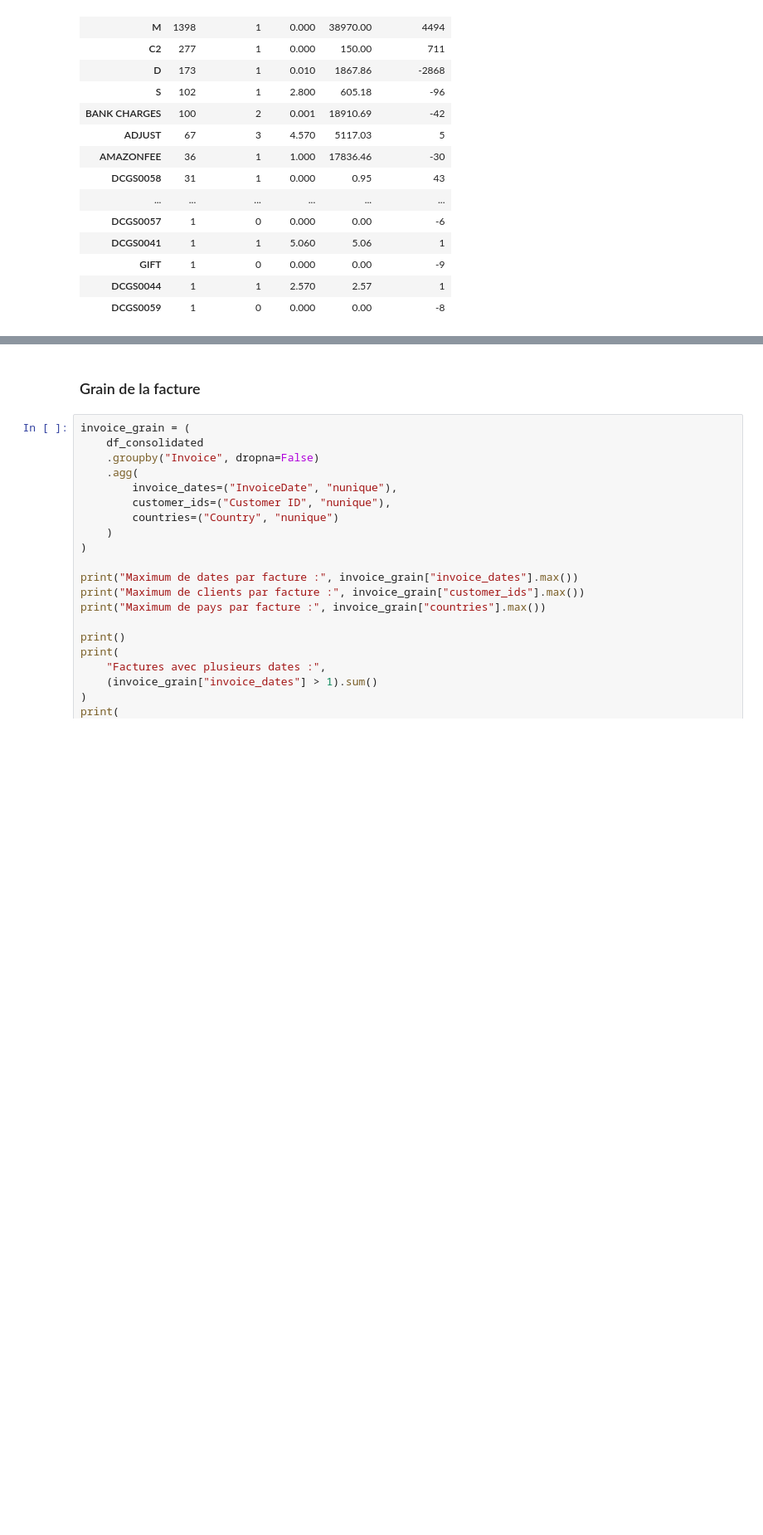
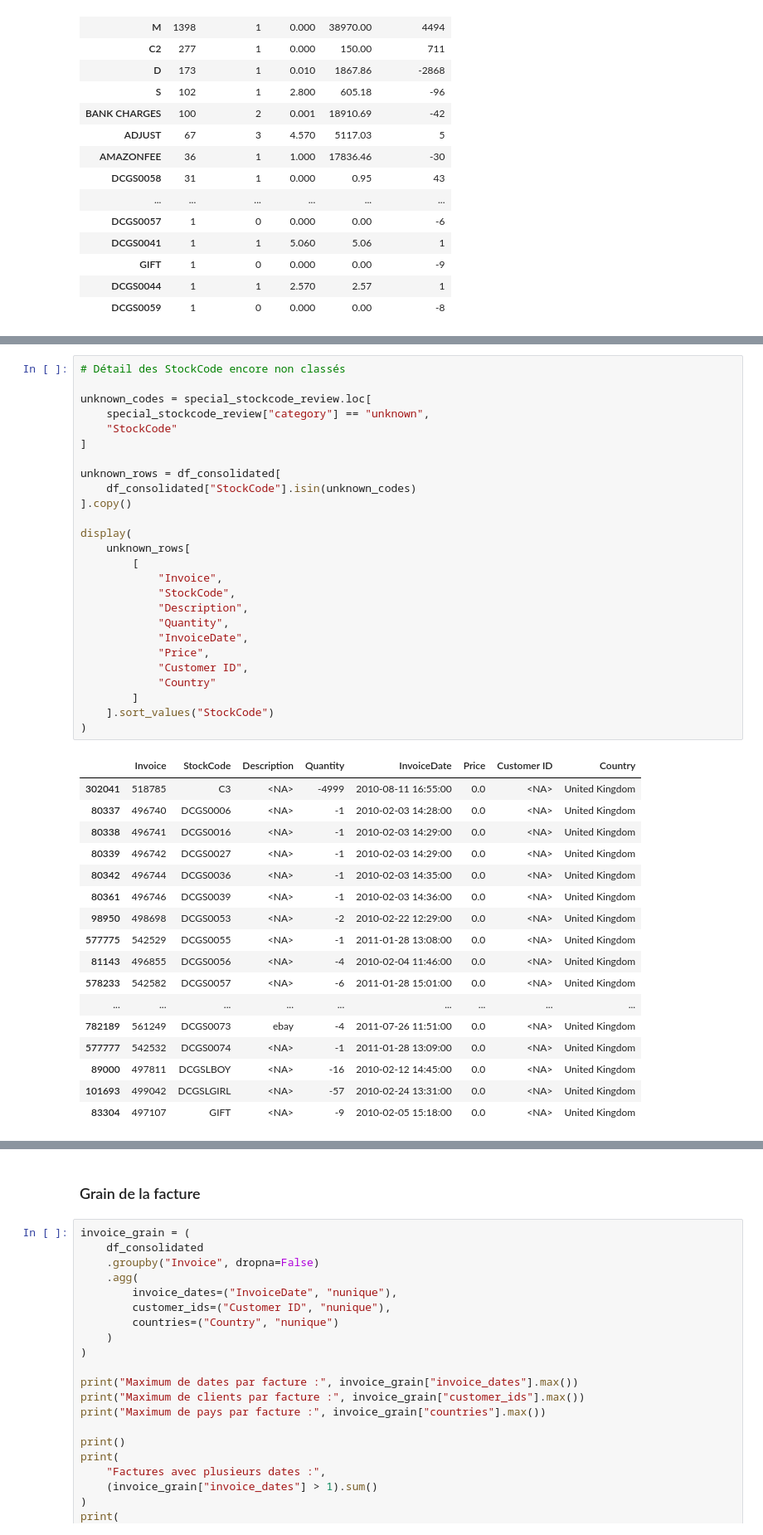
Before and after one commit to skygg-gg/customer_value_radar, a Jupyter notebook: notebooks/data_audit_quality_V2.ipynb, the cells around one changed output, grey strips where cells are left out. Shown at 83% size. Saved outputs shown, nothing was run; the diff lists cells and outputs as text; blank space fills up the shorter version.

Commit message:
analyse stock codes terminé

```diff
--- a/notebooks/data_audit_quality_V2.ipynb
+++ b/notebooks/data_audit_quality_V2.ipynb
@@ -1174,0 +1516,44 @@ display(
+# %%
+# Détail des StockCode encore non classés
+
+unknown_codes = special_stockcode_review.loc[
+    special_stockcode_review["category"] == "unknown",
+    "StockCode"
+]
+
+unknown_rows = df_consolidated[
+    df_consolidated["StockCode"].isin(unknown_codes)
+].copy()
+
+display(
+    unknown_rows[
+        [
+            "Invoice",
+            "StockCode",
+            "Description",
+            "Quantity",
+            "InvoiceDate",
+            "Price",
+            "Customer ID",
+            "Country"
+        ]
+    ].sort_values("StockCode")
+)
+# %% [output]
+|  | Invoice | StockCode | Description | Quantity | InvoiceDate | Price | Customer ID | Country |
+| 302041 | 518785 | C3 | <NA> | -4999 | 2010-08-11 16:55:00 | 0.0 | <NA> | United Kingdom |
+| 80337 | 496740 | DCGS0006 | <NA> | -1 | 2010-02-03 14:28:00 | 0.0 | <NA> | United Kingdom |
+| 80338 | 496741 | DCGS0016 | <NA> | -1 | 2010-02-03 14:29:00 | 0.0 | <NA> | United Kingdom |
+| 80339 | 496742 | DCGS0027 | <NA> | -1 | 2010-02-03 14:29:00 | 0.0 | <NA> | United Kingdom |
+| 80342 | 496744 | DCGS0036 | <NA> | -1 | 2010-02-03 14:35:00 | 0.0 | <NA> | United Kingdom |
+| 80361 | 496746 | DCGS0039 | <NA> | -1 | 2010-02-03 14:36:00 | 0.0 | <NA> | United Kingdom |
+| 98950 | 498698 | DCGS0053 | <NA> | -2 | 2010-02-22 12:29:00 | 0.0 | <NA> | United Kingdom |
+| 577775 | 542529 | DCGS0055 | <NA> | -1 | 2011-01-28 13:08:00 | 0.0 | <NA> | United Kingdom |
+| 81143 | 496855 | DCGS0056 | <NA> | -4 | 2010-02-04 11:46:00 | 0.0 | <NA> | United Kingdom |
+| 578233 | 542582 | DCGS0057 | <NA> | -6 | 2011-01-28 15:01:00 | 0.0 | <NA> | United Kingdom |
+| ... | ... | ... | ... | ... | ... | ... | ... | ... |
+| 782189 | 561249 | DCGS0073 | ebay | -4 | 2011-07-26 11:51:00 | 0.0 | <NA> | United Kingdom |
+| 577777 | 542532 | DCGS0074 | <NA> | -1 | 2011-01-28 13:09:00 | 0.0 | <NA> | United Kingdom |
+| 89000 | 497811 | DCGSLBOY | <NA> | -16 | 2010-02-12 14:45:00 | 0.0 | <NA> | United Kingdom |
+| 101693 | 499042 | DCGSLGIRL | <NA> | -57 | 2010-02-24 13:31:00 | 0.0 | <NA> | United Kingdom |
+| 83304 | 497107 | GIFT | <NA> | -9 | 2010-02-05 15:18:00 | 0.0 | <NA> | United Kingdom |
```
Also changed, not shown: parts of 10 cells of this notebook.
